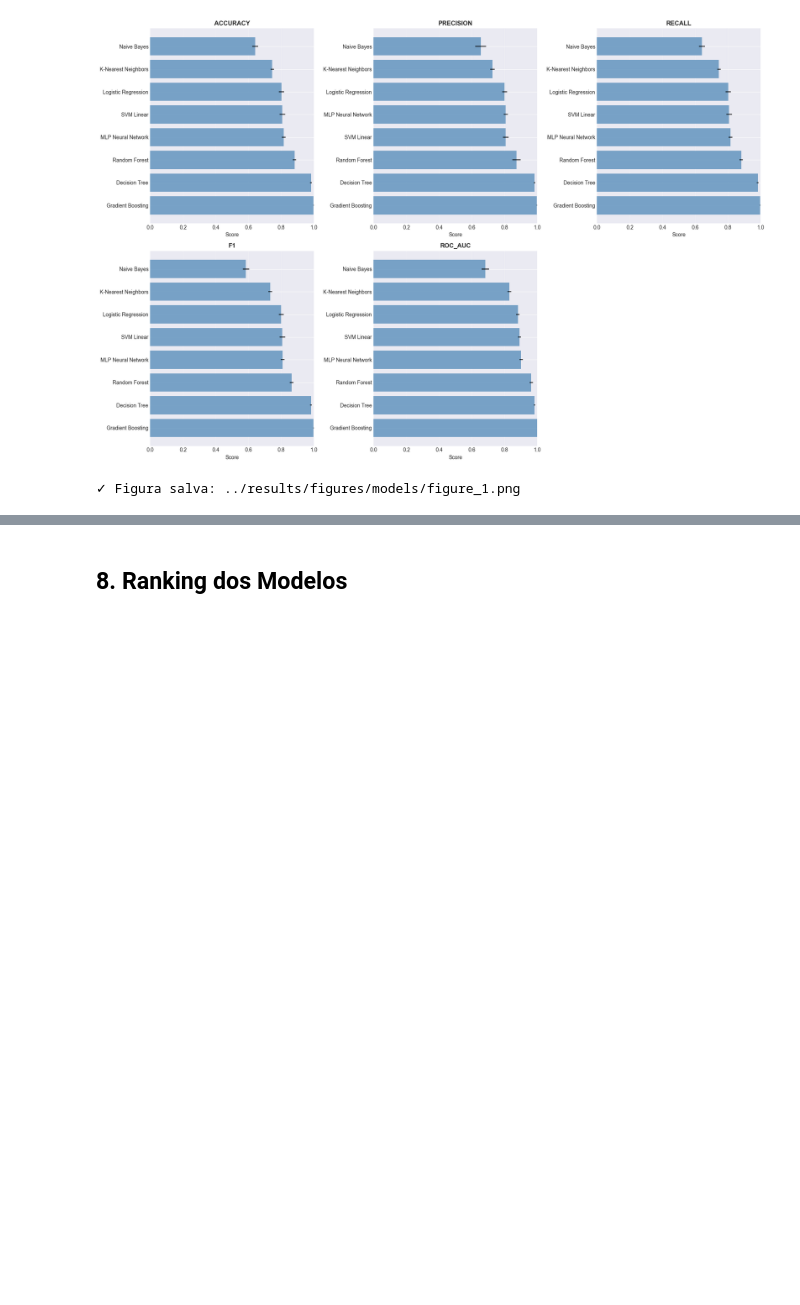
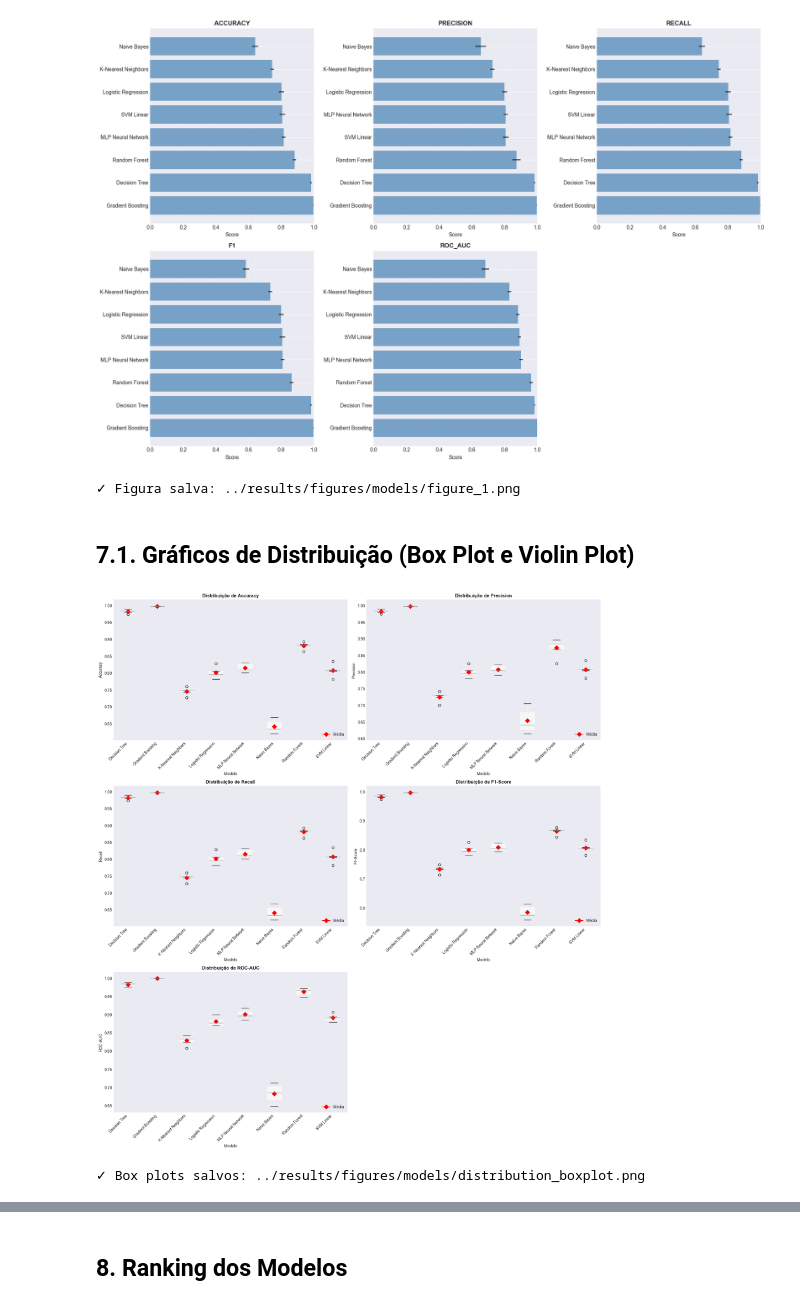
Before and after one commit to trevoen/Machine-Learning, a Jupyter notebook: notebooks/03_model_spotchecking.ipynb, the cells around one changed output, grey strips where cells are left out. Cells and saved outputs as stored; diff of their text form; code cells hidden in the pictures; blank space fills up the shorter version.

Commit message:
feat: update results and graphics

```diff
--- a/notebooks/03_model_spotchecking.ipynb
+++ b/notebooks/03_model_spotchecking.ipynb
@@ -132,14 +132,19 @@ def evaluate_model_cv(model, X, y, cv_folds=5):
     results = {
         'accuracy_mean': accuracy_scores.mean(),
         'accuracy_std': accuracy_scores.std(),
+        'accuracy': accuracy_scores,
         'precision_mean': precision_scores.mean(),
         'precision_std': precision_scores.std(),
+        'precision': precision_scores,
         'recall_mean': recall_scores.mean(),
         'recall_std': recall_scores.std(),
+        'recall': recall_scores,
         'f1_mean': f1_scores.mean(),
         'f1_std': f1_scores.std(),
+        'f1': f1_scores,
         'roc_auc_mean': roc_auc_scores.mean(),
-        'roc_auc_std': roc_auc_scores.std()
+        'roc_auc_std': roc_auc_scores.std(),
+        'roc_auc': roc_auc_scores
     }
 
     return results
@@ -149,6 +154,7 @@ def evaluate_model_cv(model, X, y, cv_folds=5):
 # Realizar spot-checking
 cv_folds = 5
 results = []
+cv_results = {}  # Armazenar scores de cada fold para gráficos
 
 print(f"Iniciando spot-checking com {cv_folds}-fold cross-validation...\n")
 
@@ -158,6 +164,7 @@ for name, model in models.items():
         metrics = evaluate_model_cv(model, X_train, y_train, cv_folds)
         metrics['model'] = name
         results.append(metrics)
+        cv_results[name] = metrics  # Guardar para gráficos
         print(f"✓ Accuracy: {metrics['accuracy_mean']:.4f} (±{metrics['accuracy_std']:.4f})")
     except Exception as e:
         print(f"✗ ERRO: {str(e)}")
@@ -233,3 +240,61 @@ print(f'✓ Figura salva: ../results/figures/models/figure_1.png')
 # %% [output]
 [figure]
 ✓ Figura salva: ../results/figures/models/figure_1.png
+# %% [markdown]
+## 7.1. Gráficos de Distribuição (Box Plot e Violin Plot)
+# %%
+# Preparar dados para os gráficos de distribuição
+import pandas as pd
+
+# Criar DataFrame com todas as métricas por fold para cada modelo
+distribution_data = []
+
+for model_name, results in cv_results.items():
+    for fold_idx in range(cv_folds):
+        distribution_data.append({
+            'Modelo': model_name,
+            'Accuracy': results['accuracy'][fold_idx],
+            'Precision': results['precision'][fold_idx],
+            'Recall': results['recall'][fold_idx],
+            'F1-Score': results['f1'][fold_idx],
+            'ROC-AUC': results['roc_auc'][fold_idx]
+        })
+
+df_distribution = pd.DataFrame(distribution_data)
+
+# Criar figura com subplots para cada métrica
+fig, axes = plt.subplots(3, 2, figsize=(18, 20))
+axes = axes.ravel()
+
+metrics = ['Accuracy', 'Precision', 'Recall', 'F1-Score', 'ROC-AUC']
+colors = plt.cm.Set3(range(len(models)))
+
+for idx, metric in enumerate(metrics):
+    # Box Plot
+    df_distribution.boxplot(column=metric, by='Modelo', ax=axes[idx],
+                            grid=False, patch_artist=True)
+    axes[idx].set_title(f'Distribuição de {metric}', fontsize=12, fontweight='bold')
+    axes[idx].set_xlabel('Modelo', fontsize=10)
+    axes[idx].set_ylabel(metric, fontsize=10)
+    axes[idx].get_figure().suptitle('')  # Remove título automático do pandas
+    plt.setp(axes[idx].xaxis.get_majorticklabels(), rotation=45, ha='right')
+
+    # Adicionar linha da média
+    means = df_distribution.groupby('Modelo')[metric].mean()
+    for i, (model_name, mean_val) in enumerate(means.items()):
+        axes[idx].plot(i+1, mean_val, marker='D', color='red',
+                      markersize=8, label='Média' if i == 0 else '')
+
+    axes[idx].legend(loc='lower right')
+    axes[idx].grid(True, alpha=0.3, axis='y')
+
+# Remover subplot extra
+fig.delaxes(axes[5])
+
+plt.tight_layout()
+plt.savefig('../results/figures/models/distribution_boxplot.png', dpi=300, bbox_inches='tight')
+plt.show()
+print('✓ Box plots salvos: ../results/figures/models/distribution_boxplot.png')
+# %% [output]
+[figure, added]
+✓ Box plots salvos: ../results/figures/models/distribution_boxplot.png
```
Also changed, not shown: parts of 3 cells of this notebook, 29 other files.
